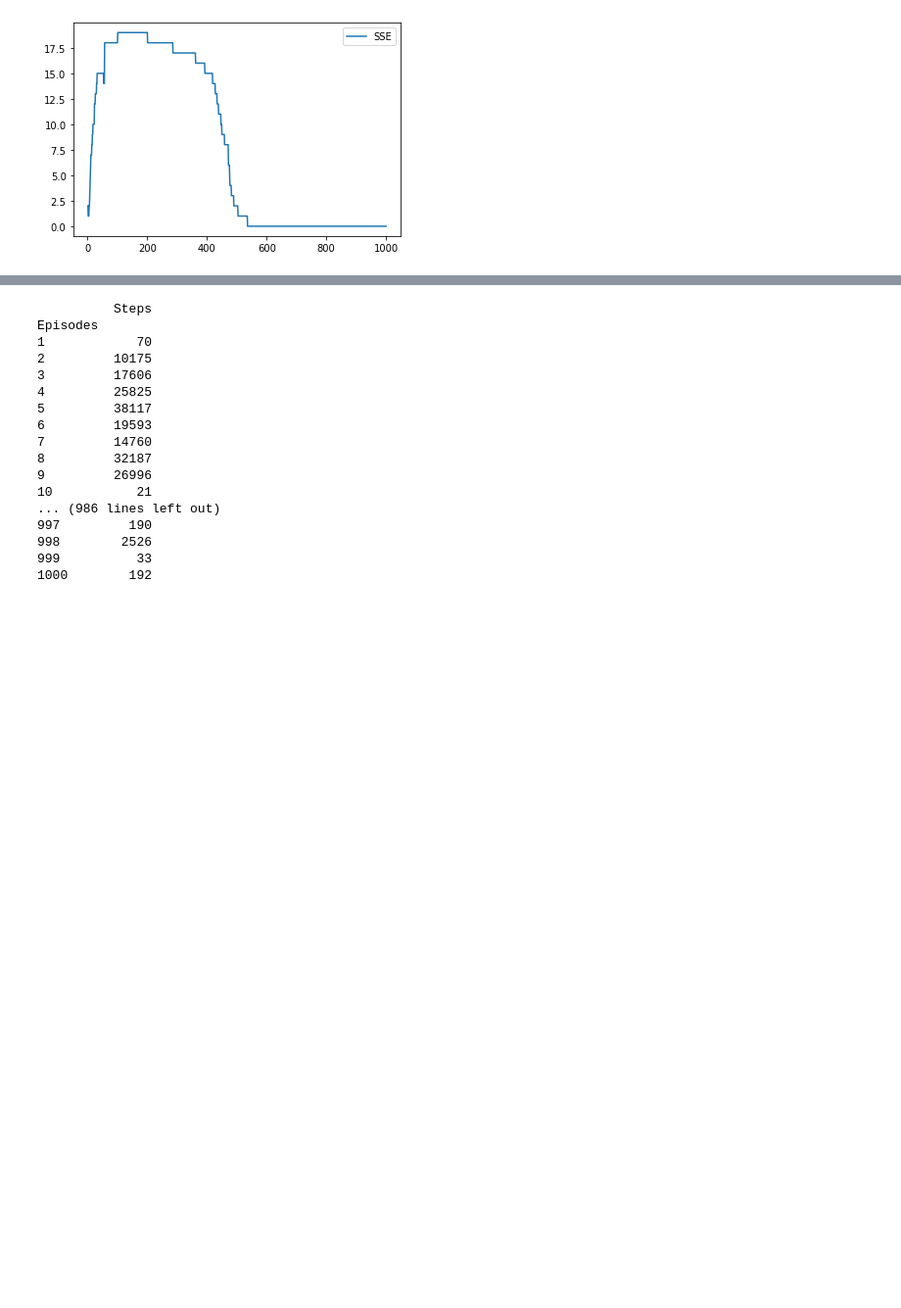
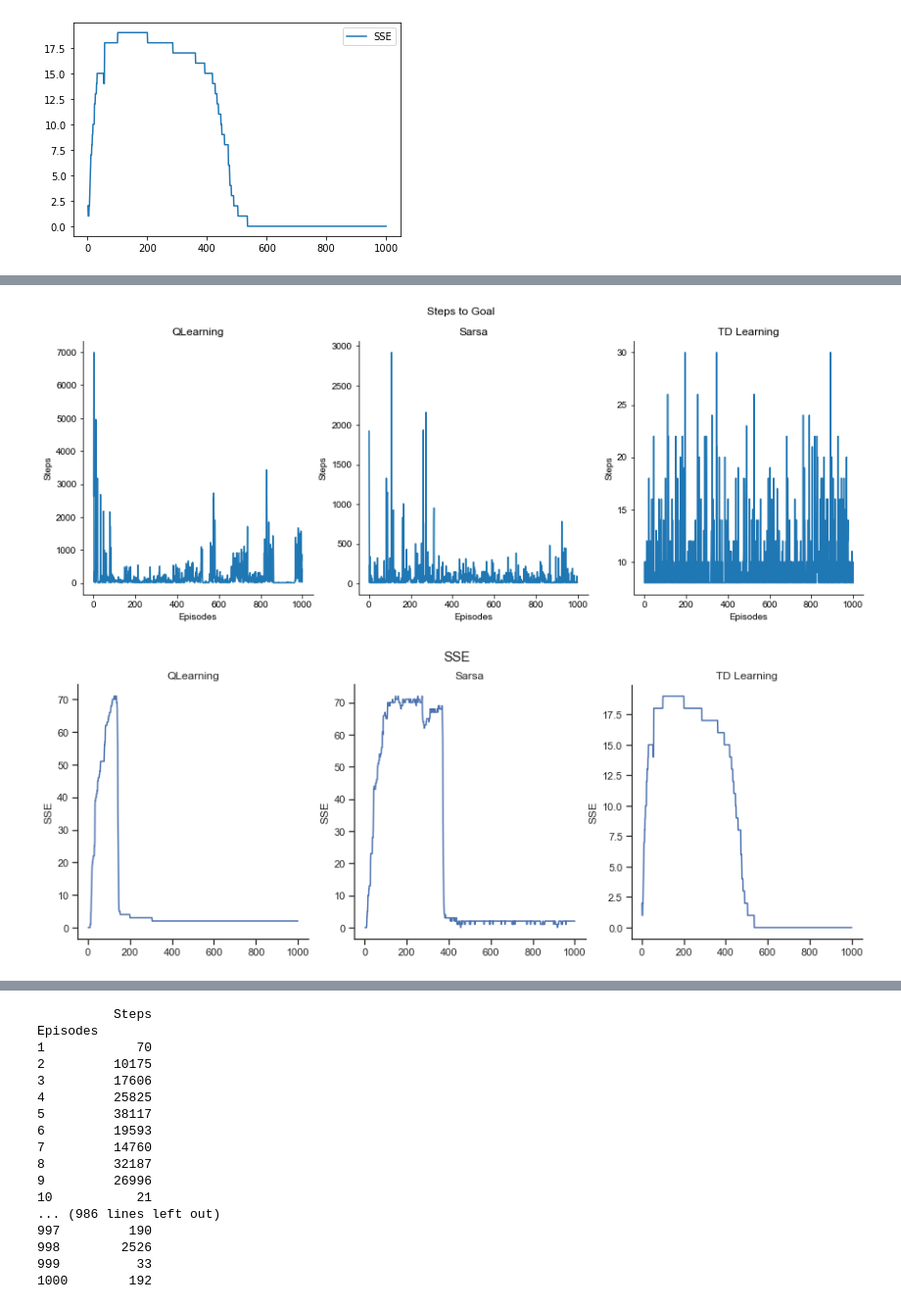
Before and after one commit to FreedomEclipse/GridWorldNN, a Jupyter notebook: gridworldNN.ipynb, the cells around one changed output, grey strips where cells are left out. Shown at 98% size. Drawn from its saved outputs; the diff is of its cells as text; code cells hidden in the pictures; blank space fills up the shorter version.

```diff
--- a/gridworldNN.ipynb
+++ b/gridworldNN.ipynb
@@ -1641,3 +1717,38 @@ plt.figure()
 g2 = sns.lineplot(data=tdkey)
 plt.figure()
 g3 = sns.lineplot(data=tdkeysse)
+# %%
+fig, axes = plt.subplots(ncols=3, nrows=1, figsize=(15, 5))
+fig.suptitle('Steps to Goal')
+ax1, ax2, ax3 = axes.ravel()
+sns.set(style="ticks")
+sns.despine(fig=fig)
+
+ax1.set_title("QLearning")
+ax2.set_title("Sarsa")
+ax3.set_title("TD Learning")
+
+sns.lineplot(x=qlsteps.index, y='Steps', data=qlsteps, ax=ax1)
+sns.lineplot(x=sarsteps.index, y='Steps', data=sarsteps, ax=ax2)
+sns.lineplot(x=tdsteps.index, y='Steps', data=tdsteps, ax=ax3)
+
+plt.show()
+
+fig, axes = plt.subplots(ncols=3, nrows=1, figsize=(15, 5))
+fig.suptitle('SSE')
+ax1, ax2, ax3 = axes.ravel()
+sns.set(style="ticks")
+sns.despine(fig=fig)
+
+ax1.set_title("QLearning")
+ax2.set_title("Sarsa")
+ax3.set_title("TD Learning")
+
+sns.lineplot(x=qlsse.index, y='SSE', data=qlsse, ax=ax1)
+sns.lineplot(x=sarsse.index, y='SSE', data=sarsse, ax=ax2)
+sns.lineplot(x=tdsse.index, y='SSE', data=tdsse, ax=ax3)
+
+plt.show()
+# %% [output]
+[figure, added]
+[figure, added]
```
Also changed, not shown: parts of 21 cells of this notebook.
